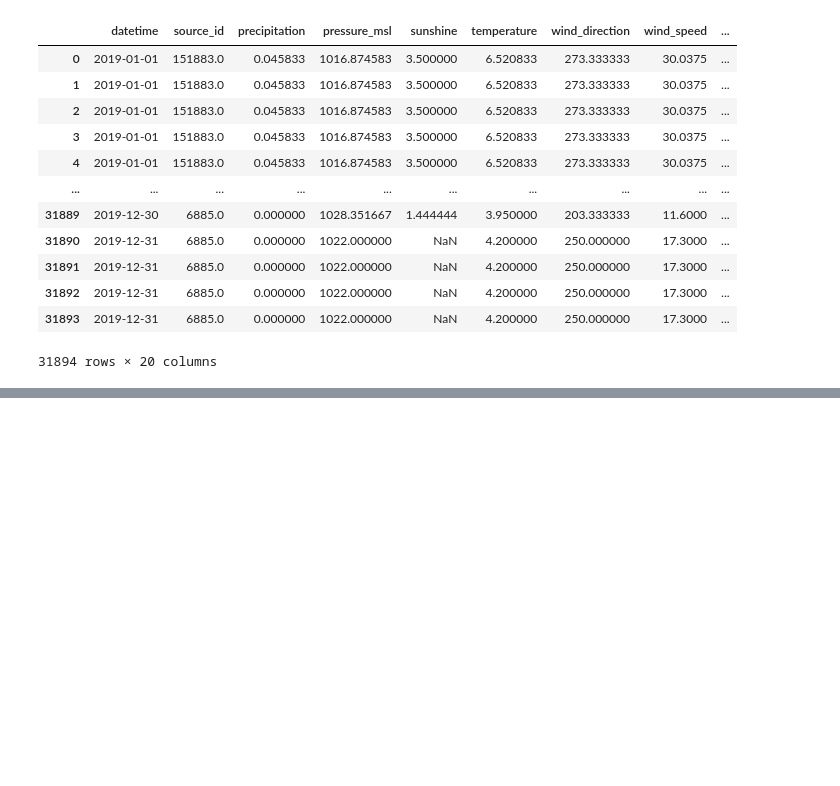
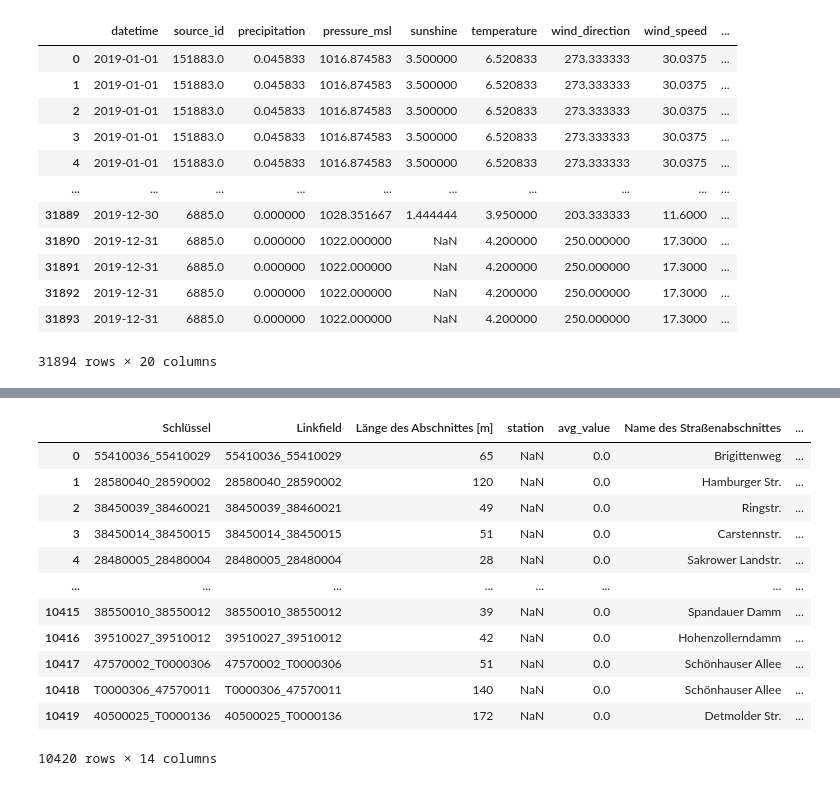
Before and after one commit to irahulcse/ARENA2036, a Jupyter notebook: data_collection.ipynb, the cells around one changed output, grey strips where cells are left out. Saved outputs shown, nothing was run; the diff lists cells and outputs as text; code cells hidden in the pictures; blank space fills up the shorter version.

```diff
--- a/data_collection.ipynb
+++ b/data_collection.ipynb
@@ -723,0 +749,2 @@ weather_data_main
+# %%
+traffic_data = pd.read_excel('Traffice_Data_Final.xlsx')
@@ -723,0 +791,18 @@ weather_data_main
+# %%
+traffic_data['avg_value'] = traffic_data['avg_value'].fillna(0)
+# %%
+traffic_data['']
+# %% [output]
+|  | Schlüssel | Linkfield | Länge des Abschnittes [m] | station | avg_value | Name des Straßenabschnittes | ... |
+| 0 | 55410036_55410029 | 55410036_55410029 | 65 | NaN | 0.0 | Brigittenweg | ... |
+| 1 | 28580040_28590002 | 28580040_28590002 | 120 | NaN | 0.0 | Hamburger Str. | ... |
+| 2 | 38450039_38460021 | 38450039_38460021 | 49 | NaN | 0.0 | Ringstr. | ... |
+| 3 | 38450014_38450015 | 38450014_38450015 | 51 | NaN | 0.0 | Carstennstr. | ... |
+| 4 | 28480005_28480004 | 28480005_28480004 | 28 | NaN | 0.0 | Sakrower Landstr. | ... |
+| ... | ... | ... | ... | ... | ... | ... | ... |
+| 10415 | 38550010_38550012 | 38550010_38550012 | 39 | NaN | 0.0 | Spandauer Damm | ... |
+| 10416 | 39510027_39510012 | 39510027_39510012 | 42 | NaN | 0.0 | Hohenzollerndamm | ... |
+| 10417 | 47570002_T0000306 | 47570002_T0000306 | 51 | NaN | 0.0 | Schönhauser Allee | ... |
+| 10418 | T0000306_47570011 | T0000306_47570011 | 140 | NaN | 0.0 | Schönhauser Allee | ... |
+| 10419 | 40500025_T0000136 | 40500025_T0000136 | 172 | NaN | 0.0 | Detmolder Str. | ... |
+10420 rows × 14 columns
```
Also changed, not shown: parts of 13 cells of this notebook, 2 other files.
